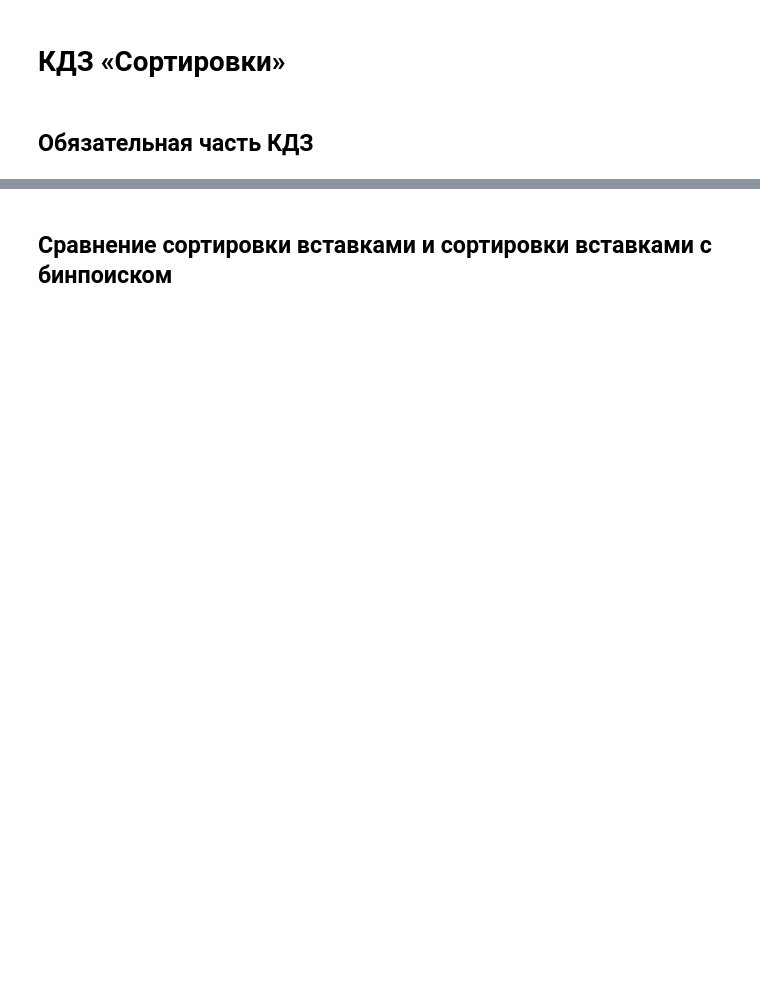
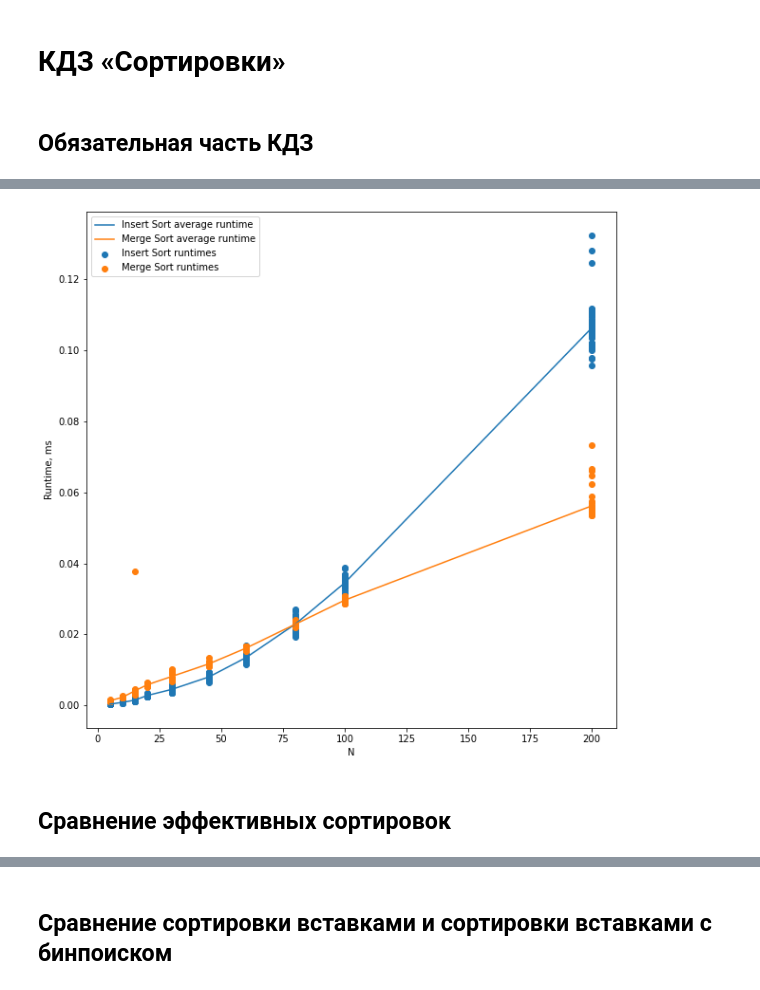
Before and after one commit to Alexxios/Sort-comparison, a Jupyter notebook: research.ipynb, the cells around one changed output, grey strips where cells are left out. Saved outputs shown, nothing was run; the diff lists cells and outputs as text; code cells hidden in the pictures; blank space fills up the shorter version.

```diff
--- a/research.ipynb
+++ b/research.ipynb
@@ -78,0 +71,6 @@ plt.show()
+# %%
+plot(data[data['N'] <= 200])
+# %% [output]
+[figure, added]
+# %% [markdown]
+## Сравнение эффективных сортировок
```
Also changed, not shown: parts of 22 cells of this notebook, 8 other files.
